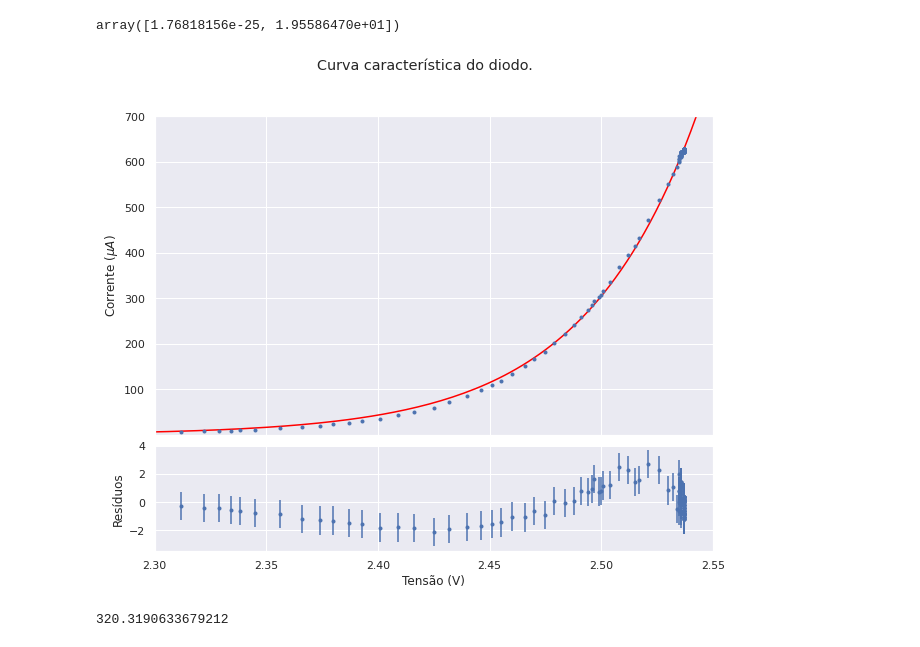
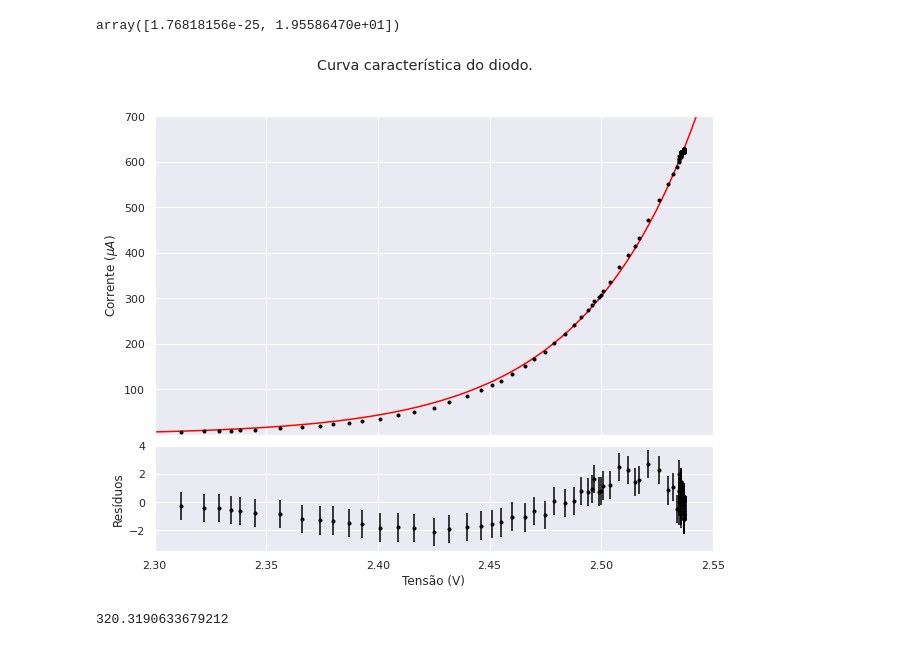
Before and after one commit to ivfreire/lab_3, a Jupyter notebook: Experimento 1/Atividade 3/análise.ipynb, the cells around one changed output. Drawn from its saved outputs; the diff is of its cells as text; code cells hidden in the pictures.

```diff
--- a/Experimento 1/Atividade 3/análise.ipynb
+++ b/Experimento 1/Atividade 3/análise.ipynb
@@ -51,36 +51,36 @@ array([1.76818156e-25, 1.95586470e+01])
 fig, axs = plt.subplots(2, sharex=True, gridspec_kw={ 'height_ratios': (3,1), 'hspace': 0.05 })
 plt.suptitle('Curva característica do diodo.')
 
 
 axs[0].errorbar(
 	x=df_fit['Tensao B'],
 	y=df_fit['Corrente'] * 1E6,
 	xerr=df_fit['sTensao B'],
 	yerr=df_fit['sCorrente'],
-	fmt=' ', marker='.'
+	fmt=' ', marker='.', color='black'
 )
 
 x = np.linspace(0, 2.6, 1000)
 sns.lineplot(x=x, y=(popt[0] * (np.exp(popt[1] * x) - 1))*1E6, color='red', ax=axs[0])
 
 axs[1].errorbar(
 	x=df_fit['Tensao B'],
 	y=(df_fit['Corrente'] - popt[0]*(np.exp(popt[1]*df_fit['Tensao B']) - 1))  / df_fit['sCorrente'],
 	xerr=df_fit['sTensao B'],
 	yerr=1,
-	fmt=' ', marker='.'
+	fmt=' ', marker='.', color='black'
 )
 
 axs[0].set_ylabel('Corrente ($\mu A$)')
 axs[0].set_xlim(2.30, 2.55)
 axs[0].set_ylim(1E-1, 0.7E3)
 
 axs[1].set_ylabel('Resíduos')
 axs[1].set_xlabel('Tensão (V)')
 
 plt.show()
 # %% [output]
-[figure, old version]
+[figure, new version]
 # %%
 e/(k*popt[1]) - 273
 # %% [output]
```
